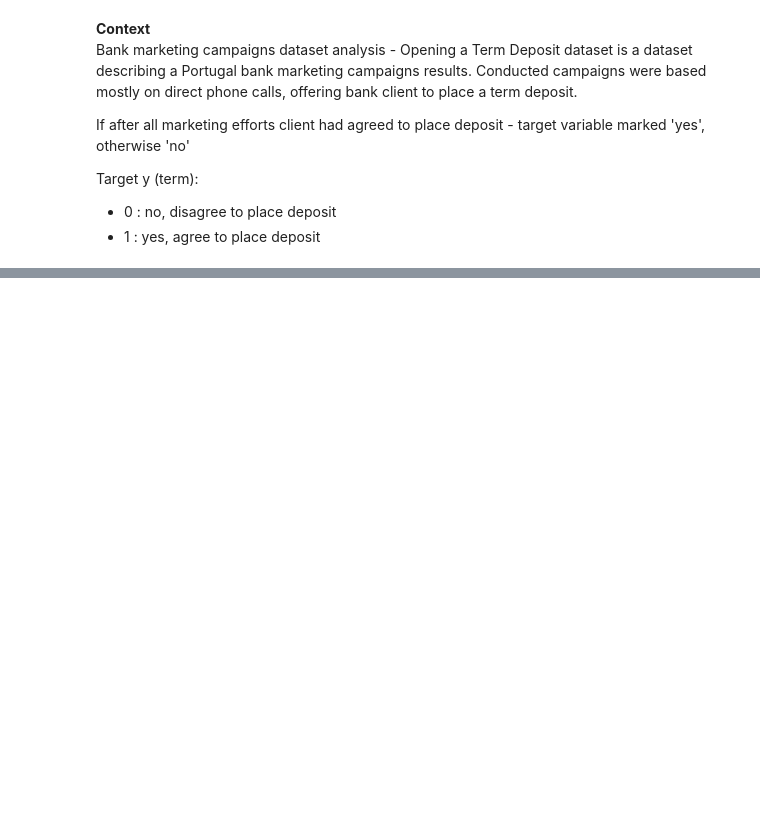
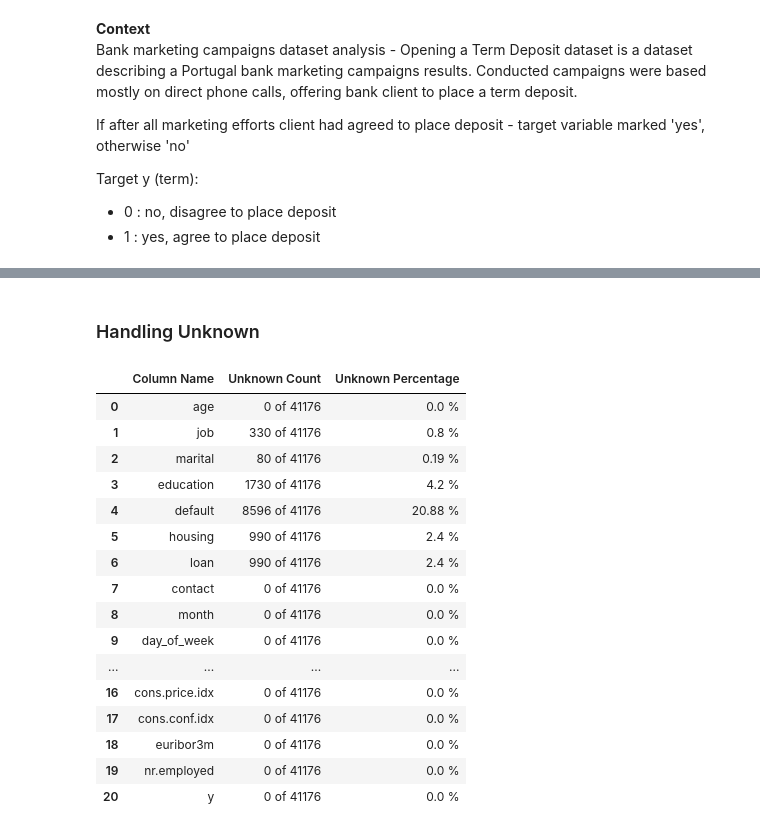
Before and after one commit to robbenrba/finalProject, a Jupyter notebook: finalProject_RobertoB_GrettyM_final.ipynb, the cells around one changed output, grey strips where cells are left out. Drawn from its saved outputs; the diff is of its cells as text; code cells hidden in the pictures; blank space fills up the shorter version.

```diff
--- a/finalProject_RobertoB_GrettyM_final.ipynb
+++ b/finalProject_RobertoB_GrettyM_final.ipynb
@@ -33,0 +135,30 @@ Kemudian model klasifikasi akan dikembangkan untuk membantu bank agar dapat memp
+# %%
+df = df.drop_duplicates()
+# %% [markdown]
+### Handling Unknown
+# %%
+listItem = []
+for col_name in df.columns:
+    listItem.append([col_name, f"{len(df[df[col_name]=='unknown'])} of {len(df)}", f"{round(len(df[df[col_name]=='unknown'])/len(df)*100,2)} %"
+    ])
+
+dfUnknown = pd.DataFrame(columns=['Column Name', 'Unknown Count', 'Unknown Percentage'], data=listItem)
+dfUnknown
+# %% [output]
+|  | Column Name | Unknown Count | Unknown Percentage |
+| 0 | age | 0 of 41176 | 0.0 % |
+| 1 | job | 330 of 41176 | 0.8 % |
+| 2 | marital | 80 of 41176 | 0.19 % |
+| 3 | education | 1730 of 41176 | 4.2 % |
+| 4 | default | 8596 of 41176 | 20.88 % |
+| 5 | housing | 990 of 41176 | 2.4 % |
+| 6 | loan | 990 of 41176 | 2.4 % |
+| 7 | contact | 0 of 41176 | 0.0 % |
+| 8 | month | 0 of 41176 | 0.0 % |
+| 9 | day_of_week | 0 of 41176 | 0.0 % |
+| ... | ... | ... | ... |
+| 16 | cons.price.idx | 0 of 41176 | 0.0 % |
+| 17 | cons.conf.idx | 0 of 41176 | 0.0 % |
+| 18 | euribor3m | 0 of 41176 | 0.0 % |
+| 19 | nr.employed | 0 of 41176 | 0.0 % |
+| 20 | y | 0 of 41176 | 0.0 % |
```
Also changed, not shown: parts of 15 cells of this notebook.
